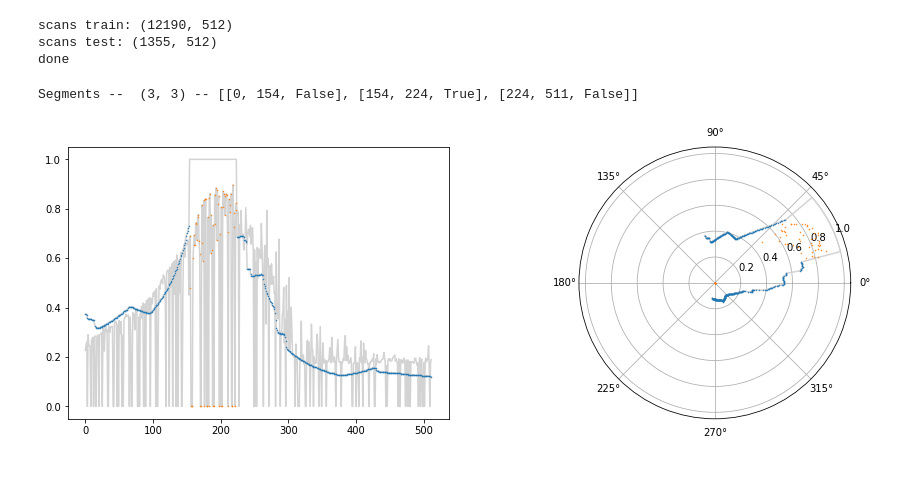
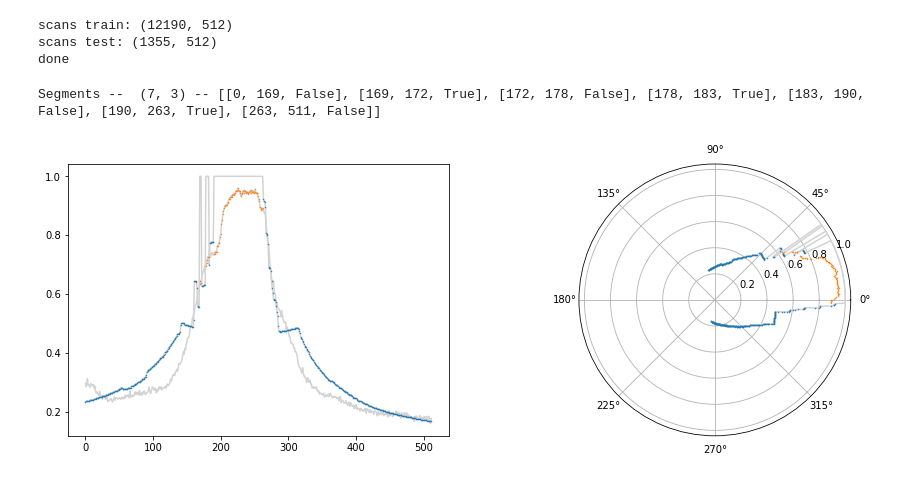
Before and after one commit to shrijitsingh99/guess, a Jupyter notebook: src/py/utility_guess.ipynb, the cells around one changed output. Saved outputs shown, nothing was run; the diff lists cells and outputs as text; code cells hidden in the pictures.

```diff
--- a/src/py/utility_guess.ipynb
+++ b/src/py/utility_guess.ipynb
@@ -342,12 +288,14 @@ timesteps -- (13545, 1)
 cmd_vel -- (13545, 6)
 scans -- (13545, 721) range [ 30.0 - 0.0 ]
 # %%
-    ae = VAE(ls.originalScansDim(), batch_size=128, latent_dim=10, verbose=False)
+    ae = AutoEncoder(ls.originalScansDim(),
+                     variational=False, convolutional=False,
+                     batch_size=128, latent_dim=10, verbose=False)
 # %%
     ae.buildModel()
 
     x, x_test = ls.getScans(0.9)
-    ae.fitModel(x, x_test=None, epochs=50, verbose=0)
+    ae.fitModel(x[:1000], x_test=None, epochs=10, verbose=0)
     print('done')
 # %% [output]
 scans train: (12190, 512)
@@ -356,17 +304,14 @@ done
 # %%
     batch_sz = 8
     gan_batch_sz = 8
-    scan_idx = 1000
-
+    scan_idx = 8000
     to_show_idx = 10
 
     scan = x[scan_idx:(scan_idx + batch_sz*gan_batch_sz)]
     latent = ae.encode(scan)
-
     # plt.plot(latent[to_show_idx])
     dscan = ae.decode(latent)
-
     ls.plotScan(scan[to_show_idx], dscan[to_show_idx])
 # %% [output]
-Segments --  (3, 3) -- [[0, 154, False], [154, 224, True], [224, 511, False]]
+Segments --  (7, 3) -- [[0, 169, False], [169, 172, True], [172, 178, False], [178, 183, True], [183, 190, False], [190, 263, True], [263, 511, False]]
-[figure, old version]
+[figure, new version]
```
Also changed, not shown: parts of 4 cells of this notebook, 3 other files.
